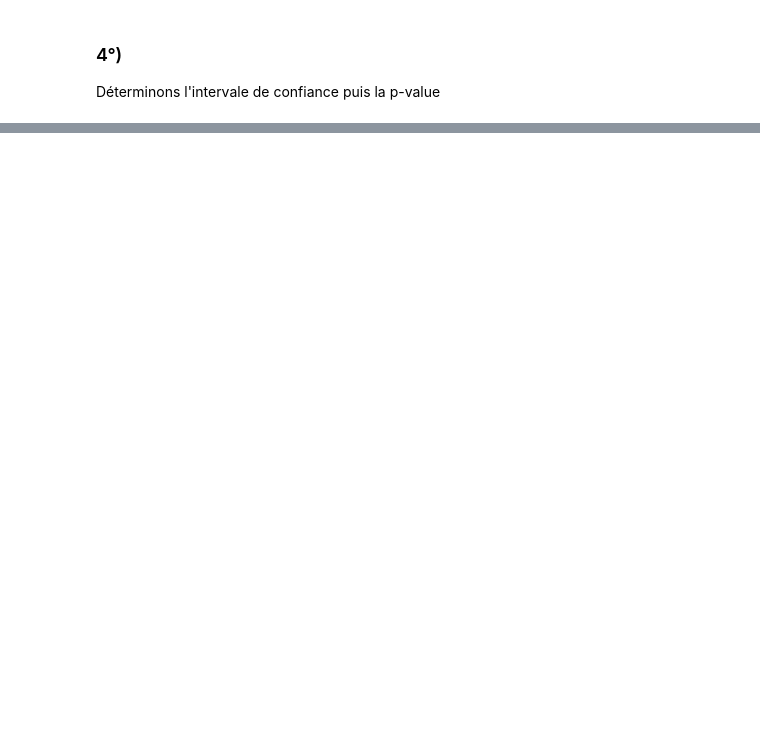
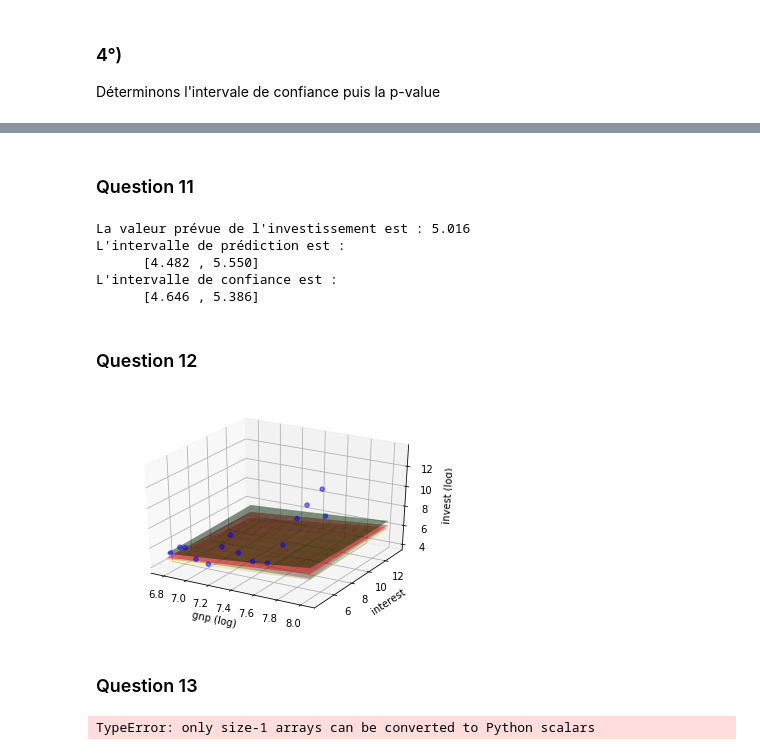
Before and after one commit to AnthonyHoudaille/BigData_TELECOM, a Jupyter notebook: Statistics/TP2 - Regression .ipynb, the cells around one changed output, grey strips where cells are left out. Drawn from its saved outputs; the diff is of its cells as text; code cells hidden in the pictures; blank space fills up the shorter version.

```diff
--- a/Statistics/TP2 - Regression .ipynb
+++ b/Statistics/TP2 - Regression .ipynb
@@ -71,0 +264,65 @@ Déterminons l'intervale de confiance puis la p-value
+# %% [markdown]
+### Question 11
+# %%
+x = np.hstack([1, np.log(1000), 10])
+predicted_invest = np.matmul(x, beta_hat)
+print("La valeur prévue de l'investissement est : " "%.3f" % (predicted_invest))
+
+valstest = stat.t.ppf(0.9995,  n-2)
+sigpredict = np.matmul(np.transpose(x), np.matmul(gram_inv, x))
+
+            #Interval de prédiction
+Ip1 = predicted_invest - (valstest * sigmahat * mp.sqrt(1 + sigpredict))
+Ip2 = predicted_invest + (valstest * sigmahat * mp.sqrt(1 + sigpredict))
+
+            #Interval de confiance
+Ic1 = predicted_invest - (valstest * sigmahat * mp.sqrt(sigpredict))
+Ic2 = predicted_invest + (valstest * sigmahat * mp.sqrt(sigpredict))
+
+print("L'intervalle de prédiction est : \n      " "[%.3f , %.3f]" % (Ip1, Ip2))
+print("L'intervalle de confiance est : \n      " "[%.3f , %.3f]" % (Ic1, Ic2))
+# %% [output]
+La valeur prévue de l'investissement est : 5.016
+L'intervalle de prédiction est :
+      [4.482 , 5.550]
+L'intervalle de confiance est :
+      [4.646 , 5.386]
+# %% [markdown]
+### Question 12
+# %%
+X2, Y2 = np.meshgrid(np.linspace(df.gnp.min(), df.gnp.max(), 100), np.linspace(df.interest.min(), df.interest.max(), 100))
+    #onlyX = pd.DataFrame({'gnp (log)': x_surf.ravel(), 'interest ': y_surf.ravel()})
+Z = beta_hat[0] + beta_hat[1] * X2 + beta_hat[2] * Y2
+
+IpPlanUp = beta_hat[0] + beta_hat[1]*X2 + beta_hat[2]*Y2 + valstest * sigmahat * np.sqrt(1 + (gram_inv[0][0] + X2*gram_inv[1][0]+Y2*gram_inv[2][0])+X2*(gram_inv[0][1] + X2*gram_inv[1][1]+Y2*gram_inv[2][1])+Y2*(gram_inv[0][2] + X2*gram_inv[1][2]+Y2*gram_inv[2][2]))
+IpPlanlow = beta_hat[0] + beta_hat[1]*X2 + beta_hat[2]*Y2 - valstest * sigmahat * np.sqrt(1 + (gram_inv[0][0] + X2*gram_inv[1][0]+Y2*gram_inv[2][0])+X2*(gram_inv[0][1] + X2*gram_inv[1][1]+Y2*gram_inv[2][1])+Y2*(gram_inv[0][2] + X2*gram_inv[1][2]+Y2*gram_inv[2][2]))
+
+IcPlanUp = beta_hat[0] + beta_hat[1]*X2 + beta_hat[2]*Y2 + valstest * sigmahat * np.sqrt((gram_inv[0][0] + X2*gram_inv[1][0]+Y2*gram_inv[2][0])+X2*(gram_inv[0][1] + X2*gram_inv[1][1]+Y2*gram_inv[2][1])+Y2*(gram_inv[0][2] + X2*gram_inv[1][2]+Y2*gram_inv[2][2]))
+IcPlanlow = beta_hat[0] + beta_hat[1]*X2 + beta_hat[2]*Y2 - valstest * sigmahat * np.sqrt((gram_inv[0][0] + X2*gram_inv[1][0]+Y2*gram_inv[2][0])+X2*(gram_inv[0][1] + X2*gram_inv[1][1]+Y2*gram_inv[2][1])+Y2*(gram_inv[0][2] + X2*gram_inv[1][2]+Y2*gram_inv[2][2]))
+
+
+fig = plt.figure()
+ax = fig.add_subplot(111, projection='3d')
+ax.scatter(df['gnp'],df['invest'],df['interest'],c='blue', marker='o', alpha=0.5)
+ax.plot_surface(x_surf,y_surf, Z.reshape(x_surf.shape) , color='red', alpha=0.5)
+
+ax.plot_surface(x_surf,y_surf,  (IpPlanUp).reshape(x_surf.shape) , color='green', alpha=0.3)
+ax.plot_surface(x_surf,y_surf, (IpPlanlow).reshape(x_surf.shape) , color='yellow', alpha=0.3)
+ax.plot_surface(x_surf,y_surf, IpPlanUp.reshape(x_surf.shape) , color='black', alpha=0.3)
+ax.plot_surface(x_surf,y_surf, (IcPlanlow).reshape(x_surf.shape) , color='purple', alpha=0.3)
+
+ax.set_xlabel('gnp (log)')
+ax.set_ylabel('interest')
+ax.set_zlabel('invest (log)')
+plt.show()
+# %% [output]
+[figure, added]
+# %% [markdown]
+### Question 13
+# %%
+results = sm.OLS(Y2, X2).fit().params
+print("Beta 0 vaut : " "%.3f" % results[0])
+print("Beta 1 veut : " "%.3f" % results[1])
+print("Beta 2 vaut : " "%.3f" % results[2])
+# %% [output]
+TypeError: only size-1 arrays can be converted to Python scalars
```
Also changed, not shown: parts of 15 cells of this notebook, 1 other file.
